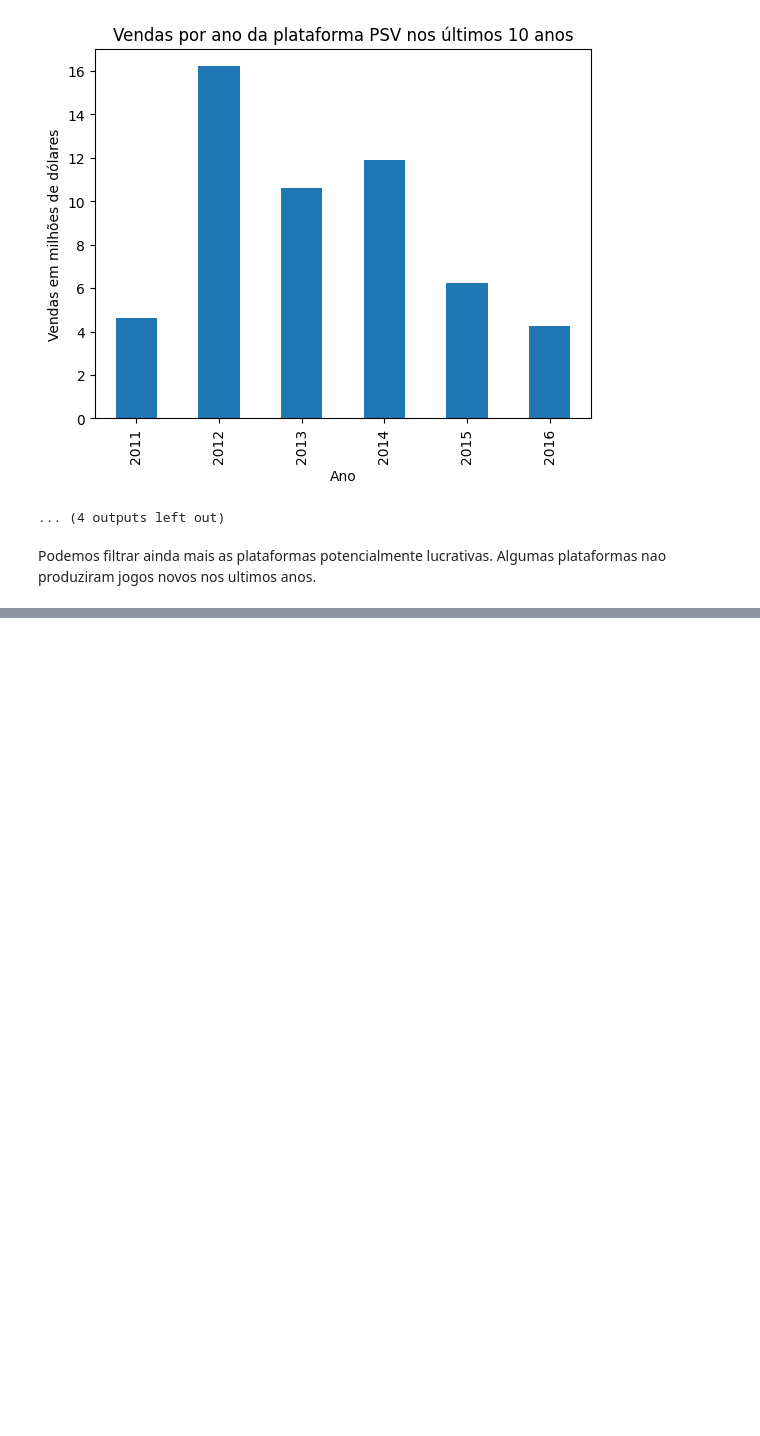
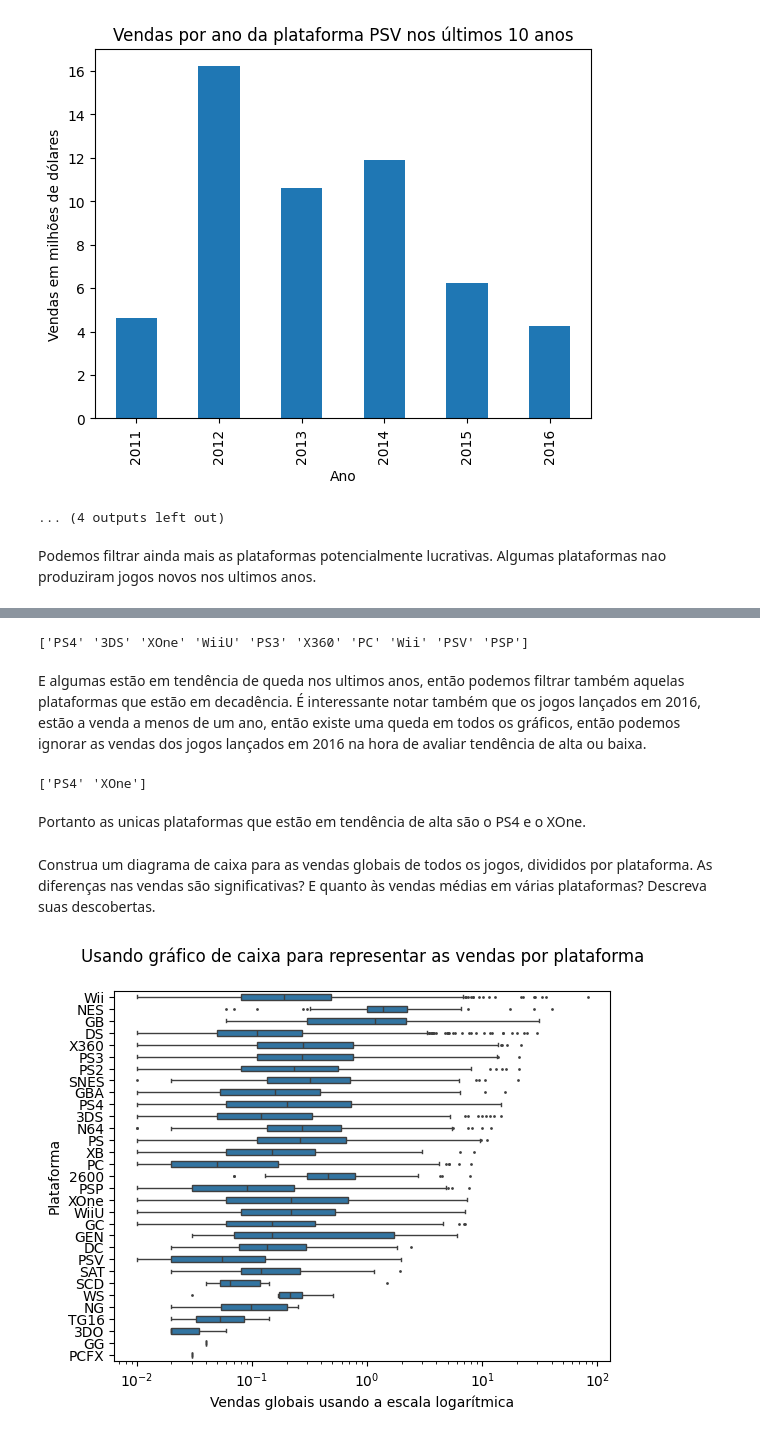
Before and after one commit to gustavoquareli/projeto-S_06, a Jupyter notebook: notebook/ver_dados.ipynb, the cells around one changed output, grey strips where cells are left out. Drawn from its saved outputs; the diff is of its cells as text; code cells hidden in the pictures; blank space fills up the shorter version.

Commit message:
passando pelos gráficos de caixa

```diff
--- a/notebook/ver_dados.ipynb
+++ b/notebook/ver_dados.ipynb
@@ -472,0 +449,38 @@ Index: []
+# %%
+filtered_platforms = df_10[df_10['year_of_release'] > 2013]
+print(filtered_platforms['platform'].unique())
+# %% [output]
+['PS4' '3DS' 'XOne' 'WiiU' 'PS3' 'X360' 'PC' 'Wii' 'PSV' 'PSP']
+# %% [markdown]
+E algumas estão em tendência de queda nos ultimos anos, então podemos filtrar também aquelas plataformas que estão em decadência. É interessante notar também que os jogos lançados em 2016, estão a venda a menos de um ano, então existe uma queda em todos os gráficos, então podemos ignorar as vendas dos jogos lançados em 2016 na hora de avaliar tendência de alta ou baixa.
+# %%
+tendencia_de_alta = []
+for platform in filtered_platforms['platform'].unique():
+
+    """esse ciclo for serve para avaliar em quais plataformas existe tendencia de alta,
+    par isso vamos avaliar se as vendas em 2014 foram menores que em 2015 em cada plataforma"""
+
+    each_platform = filtered_platforms[filtered_platforms['platform'] == platform]
+    year_2014 = each_platform[each_platform['year_of_release'] == 2014]['total_sales'].sum()
+    year_2015 = each_platform[each_platform['year_of_release'] == 2015]['total_sales'].sum()
+
+    if year_2014 < year_2015:
+        tendencia_de_alta.append(platform)
+
+filtered_platforms = filtered_platforms[filtered_platforms['platform'].isin(tendencia_de_alta)]
+print(filtered_platforms['platform'].unique())
+# %% [output]
+['PS4' 'XOne']
+# %% [markdown]
+Portanto as unicas plataformas que estão em tendência de alta são o PS4 e o XOne.
+# %% [markdown]
+Construa um diagrama de caixa para as vendas globais de todos os jogos, divididos por plataforma. As diferenças nas vendas são significativas? E quanto às vendas médias em várias plataformas? Descreva suas descobertas.
+# %%
+
+sns.boxplot(data=df, x='total_sales', y='platform', width=0.5, fliersize=1, log_scale=True)
+plt.title("Usando gráfico de caixa para representar as vendas por plataforma\n")
+plt.xlabel("Vendas globais usando a escala logarítmica")
+plt.ylabel('Plataforma')
+plt.show()
+# %% [output]
+[figure, added]
```
Also changed, not shown: parts of 7 cells of this notebook.
